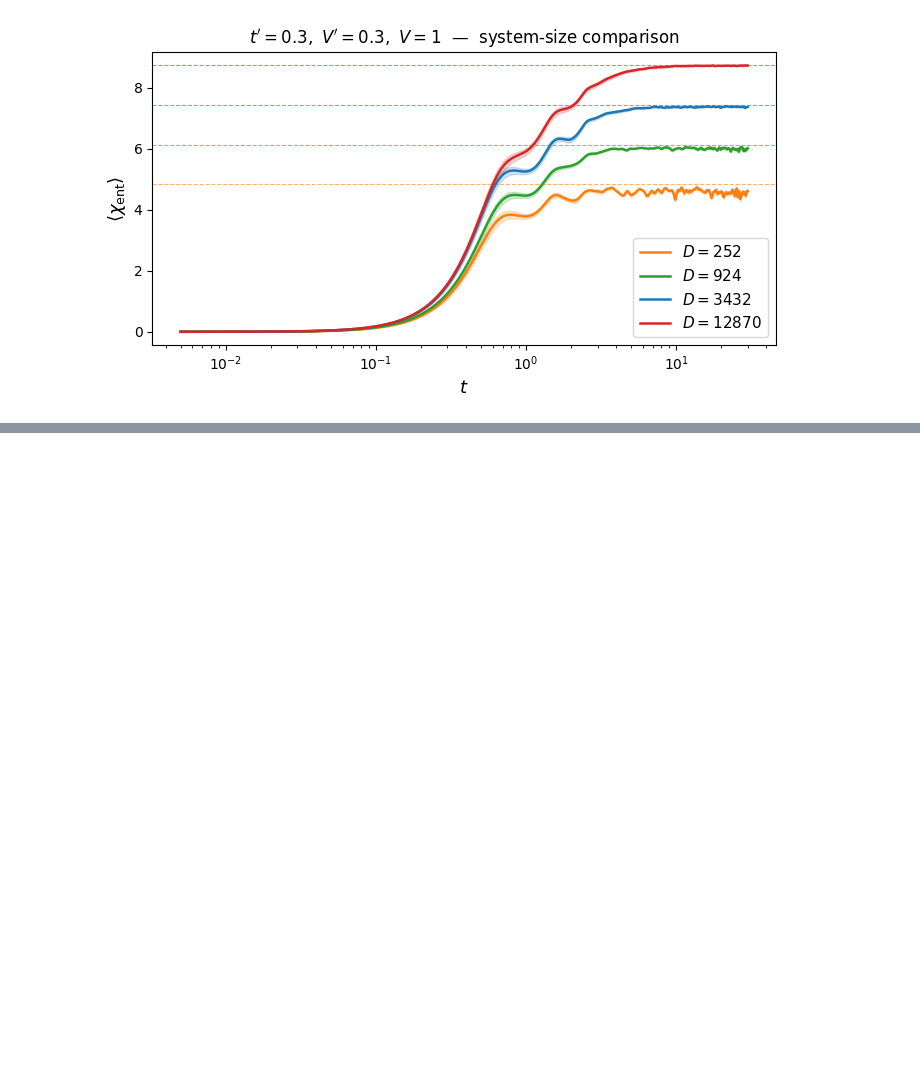
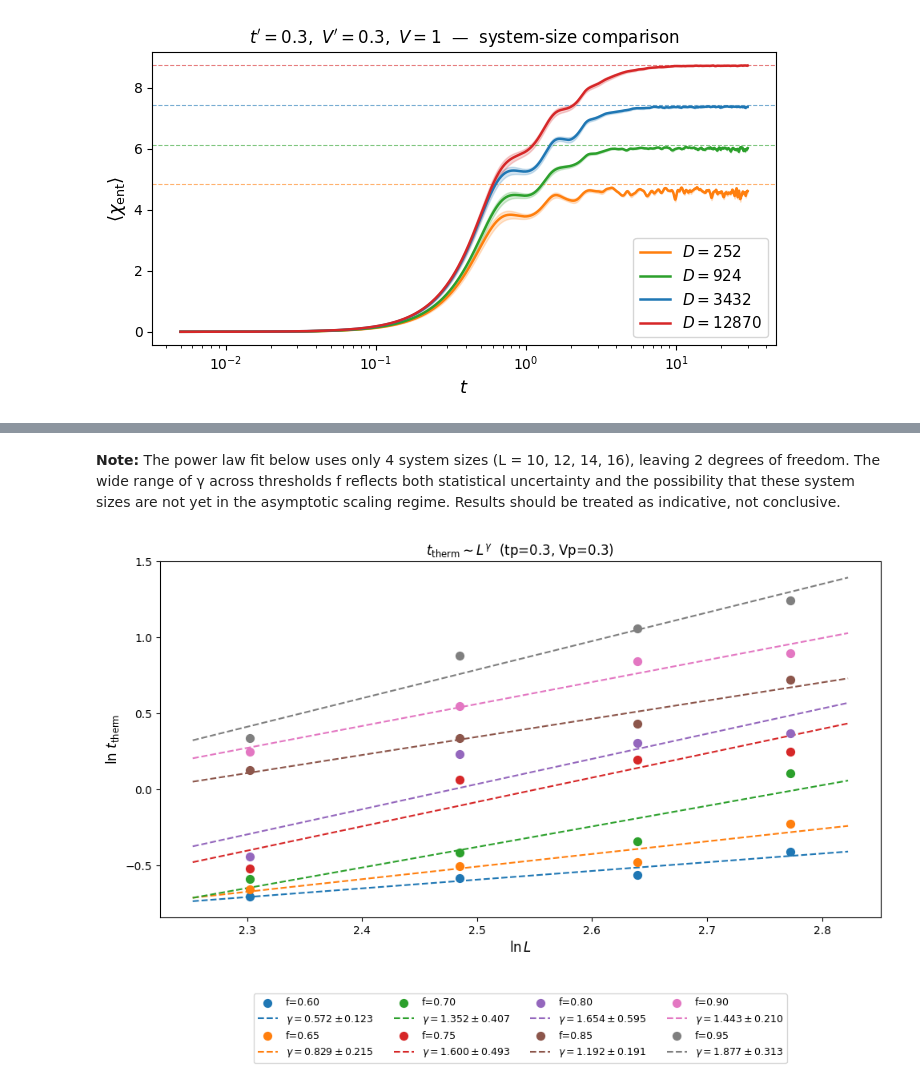
Before and after one commit to TonyDeng0514/Hardcore-Boson-Thermalization, a Jupyter notebook: 02_therm_time.ipynb, the cells around one changed output, grey strips where cells are left out. Saved outputs shown, nothing was run; the diff lists cells and outputs as text; code cells hidden in the pictures; blank space fills up the shorter version.

```diff
--- a/02_therm_time.ipynb
+++ b/02_therm_time.ipynb
@@ -143,0 +235,37 @@ plt.show()
+# %% [markdown]
+**Note:** The power law fit below uses only 4 system sizes (L = 10, 12, 14, 16), leaving 2 degrees of freedom. The wide range of γ across thresholds f reflects both statistical uncertainty and the possibility that these system sizes are not yet in the asymptotic scaling regime. Results should be treated as indicative, not conclusive.
+# %%
+assert 'results' in globals(), "Run the t_therm extraction cell first"
+
+# ── Step 4: Fit t_therm ~ L^γ ─────────────────────────────────────────────────
+fig, ax = plt.subplots(figsize=(10, 7))
+fit_results = {}
+
+for f, c in zip(thresholds, ["C0", "C1", "C2", "C3", "C4", "C5", "C6", "C7"]):
+    rows   = [r for r in results[f] if not np.isnan(r["t_therm"])]
+    Ls     = np.array([r["L"] for r in rows])
+    ts     = np.array([r["t_therm"] for r in rows])
+    log_L  = np.log(Ls)
+    log_t  = np.log(ts)
+
+    A      = np.vstack([log_L, np.ones(len(log_L))]).T
+    γ, b   = np.linalg.lstsq(A, log_t, rcond=None)[0]
+    resid  = log_t - (γ * log_L + b)
+    n, p   = len(log_L), 2
+    se     = np.sqrt(resid @ resid / (n - p)) if n > p else float("nan")
+    γ_err  = se * np.sqrt(np.linalg.inv(A.T @ A)[0, 0])
+    fit_results[f] = (γ, γ_err)
+
+    ax.scatter(log_L, log_t, color=c, zorder=3, s=50, label=f"f={f:.2f}")
+    L_plot = np.linspace(log_L.min() - 0.05, log_L.max() + 0.05, 60)
+    ax.plot(L_plot, γ * L_plot + b, color=c, lw=1.5, ls="--",
+            label=fr"$\gamma={γ:.3f}\pm{γ_err:.3f}$")
+
+ax.set_xlabel(r"$\ln L$", fontsize=12)
+ax.set_ylabel(r"$\ln\, t_\mathrm{therm}$", fontsize=12)
+ax.set_title(r"$t_\mathrm{therm} \sim L^\gamma$  (tp=0.3, Vp=0.3)")
+ax.legend(fontsize=9,ncol=4,loc="upper center",bbox_to_anchor=(0.5,-0.2))
+plt.tight_layout()
+plt.show()
+# %% [output]
+[figure, added]
```
Also changed, not shown: parts of 9 cells of this notebook, 33 other files.
